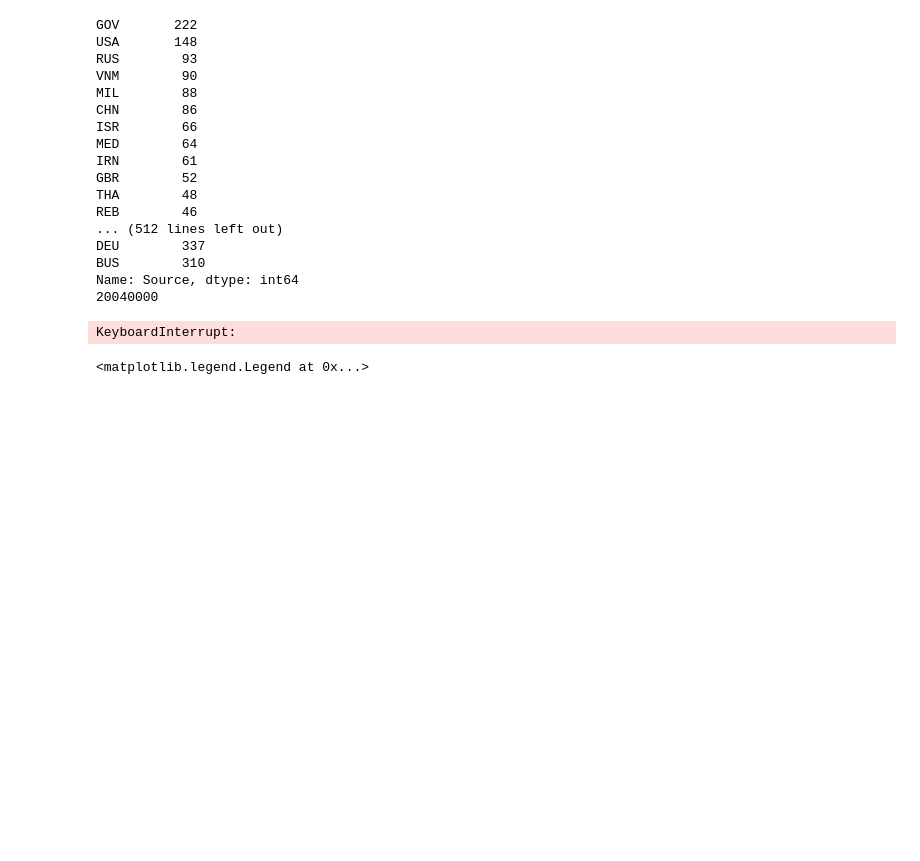
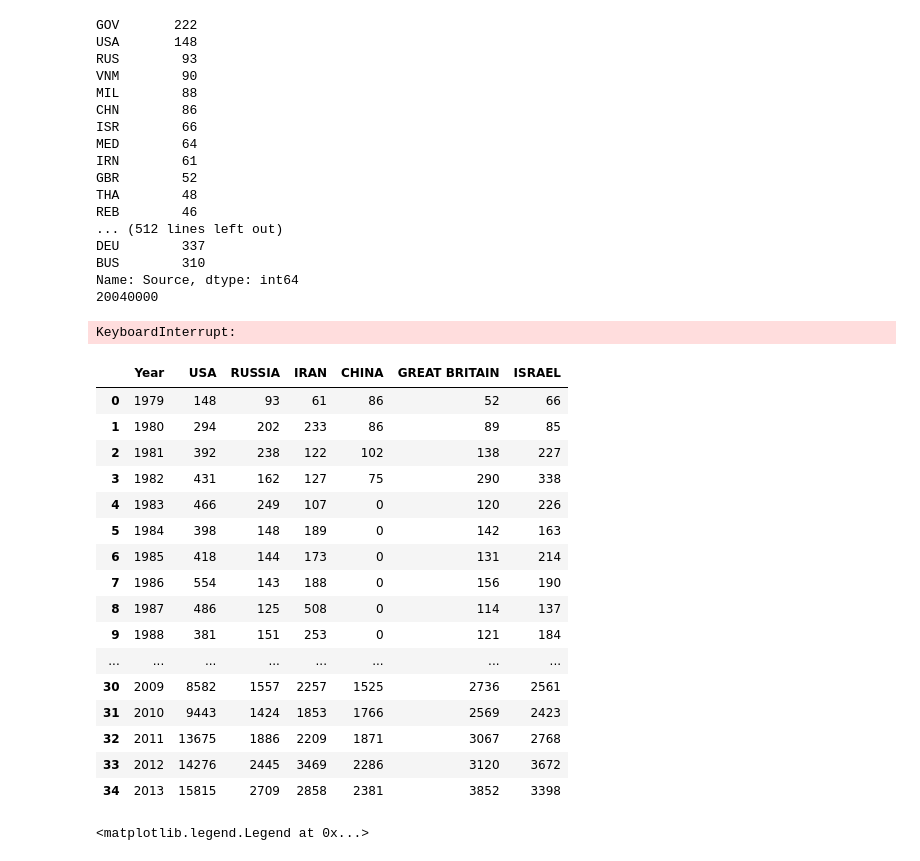
Before and after one commit to cubu0178/WeLikeBigData, a Jupyter notebook: Threats.ipynb, the cells around one changed output. Cells and saved outputs as stored; diff of their text form; code cells hidden in the pictures; blank space fills up the shorter version.

```diff
--- a/Threats.ipynb
+++ b/Threats.ipynb
@@ -202,7 +203,27 @@ Name: Source, dtype: int64
 KeyboardInterrupt:
 # %%
 #manually copied printed data into excel and then read that into dataframe
-dfthreats=pd.read_csv('threats.csv',skiprows=1,names=['Year','USA','RUSSIA','IRAN','CHINA','GREAT BRITAIN','ISRAEL'])
+col_names=['Year','USA','RUSSIA','IRAN','CHINA','GREAT BRITAIN','ISRAEL']
+dfthreats=pd.read_csv('threats.csv',skiprows=1,names=col_names)
+dfthreats.head(40)
+# %% [output]
+|  | Year | USA | RUSSIA | IRAN | CHINA | GREAT BRITAIN | ISRAEL |
+| 0 | 1979 | 148 | 93 | 61 | 86 | 52 | 66 |
+| 1 | 1980 | 294 | 202 | 233 | 86 | 89 | 85 |
+| 2 | 1981 | 392 | 238 | 122 | 102 | 138 | 227 |
+| 3 | 1982 | 431 | 162 | 127 | 75 | 290 | 338 |
+| 4 | 1983 | 466 | 249 | 107 | 0 | 120 | 226 |
+| 5 | 1984 | 398 | 148 | 189 | 0 | 142 | 163 |
+| 6 | 1985 | 418 | 144 | 173 | 0 | 131 | 214 |
+| 7 | 1986 | 554 | 143 | 188 | 0 | 156 | 190 |
+| 8 | 1987 | 486 | 125 | 508 | 0 | 114 | 137 |
+| 9 | 1988 | 381 | 151 | 253 | 0 | 121 | 184 |
+| ... | ... | ... | ... | ... | ... | ... | ... |
+| 30 | 2009 | 8582 | 1557 | 2257 | 1525 | 2736 | 2561 |
+| 31 | 2010 | 9443 | 1424 | 1853 | 1766 | 2569 | 2423 |
+| 32 | 2011 | 13675 | 1886 | 2209 | 1871 | 3067 | 2768 |
+| 33 | 2012 | 14276 | 2445 | 3469 | 2286 | 3120 | 3672 |
+| 34 | 2013 | 15815 | 2709 | 2858 | 2381 | 3852 | 3398 |
 # %%
 #graph with USA
 plt.plot(dfthreats['Year'], dfthreats['USA'])
```
Also changed, not shown: parts of 3 cells of this notebook.
